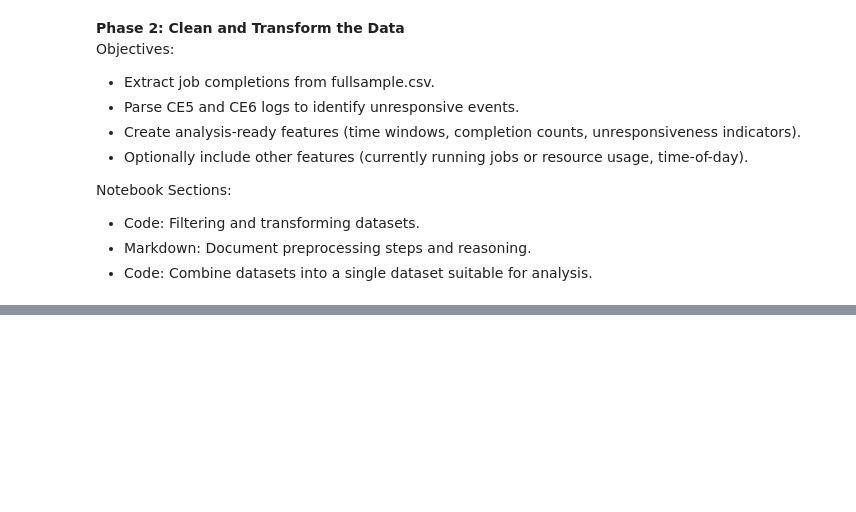
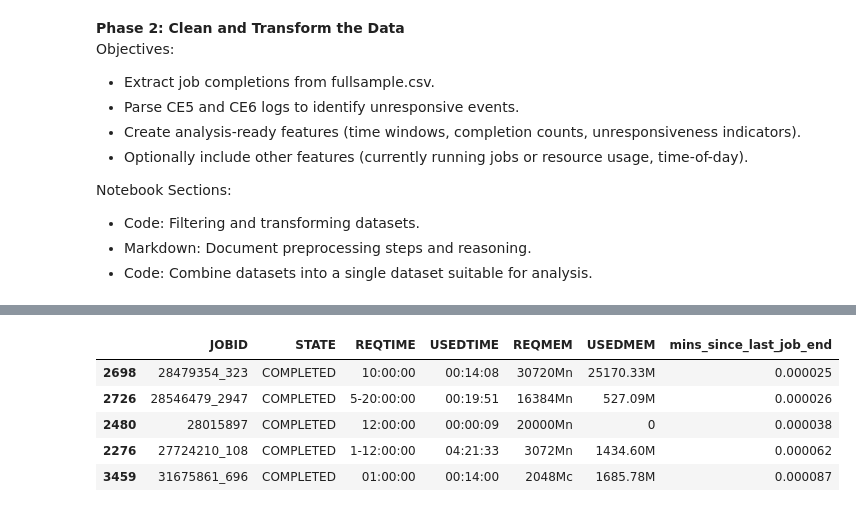
Before and after one commit to nss-data-science-cohort-9/accre-Grantalan, a Jupyter notebook: notebooks/accres_data_project.ipynb, the cells around one changed output, grey strips where cells are left out. Drawn from its saved outputs; the diff is of its cells as text; code cells hidden in the pictures; blank space fills up the shorter version.

```diff
--- a/notebooks/accres_data_project.ipynb
+++ b/notebooks/accres_data_project.ipynb
@@ -243,0 +223,8 @@ A single Jupyter notebook that includes:
+# %%
+# Extract unresponsive periods in log file
+unresponsive_ce6 = ce6[
+    (ce6['user'] == '9204') &
+    (ce6['command'].str.contains('/usr/bin/sbatch')) &
+    (ce6['return_code'] != '0') &
+    (ce6['runtime'] > 15)
+]
@@ -243,0 +273,12 @@ A single Jupyter notebook that includes:
+# %%
+# View completed jobs most closly related to unresponsive events
+sort_by_time_elapse = jobs_merged.sort_values(by='mins_since_last_job_end')
+sort_by_time_elapse = sort_by_time_elapse[['JOBID', 'STATE', 'REQTIME', 'USEDTIME', 'REQMEM', 'USEDMEM', 'mins_since_last_job_end']]
+sort_by_time_elapse.head()
+# %% [output]
+|  | JOBID | STATE | REQTIME | USEDTIME | REQMEM | USEDMEM | mins_since_last_job_end |
+| 2698 | 28479354_323 | COMPLETED | 10:00:00 | 00:14:08 | 30720Mn | 25170.33M | 0.000025 |
+| 2726 | 28546479_2947 | COMPLETED | 5-20:00:00 | 00:19:51 | 16384Mn | 527.09M | 0.000026 |
+| 2480 | 28015897 | COMPLETED | 12:00:00 | 00:00:09 | 20000Mn | 0 | 0.000038 |
+| 2276 | 27724210_108 | COMPLETED | 1-12:00:00 | 04:21:33 | 3072Mn | 1434.60M | 0.000062 |
+| 3459 | 31675861_696 | COMPLETED | 01:00:00 | 00:14:00 | 2048Mc | 1685.78M | 0.000087 |
```
Also changed, not shown: parts of 43 cells of this notebook.
